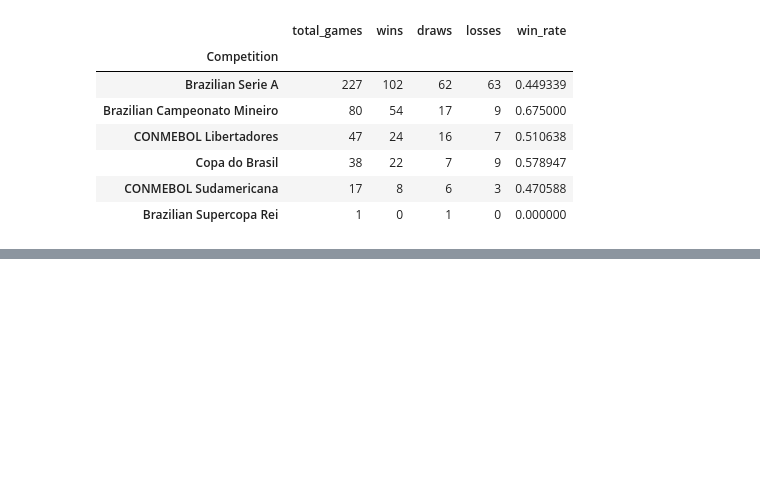
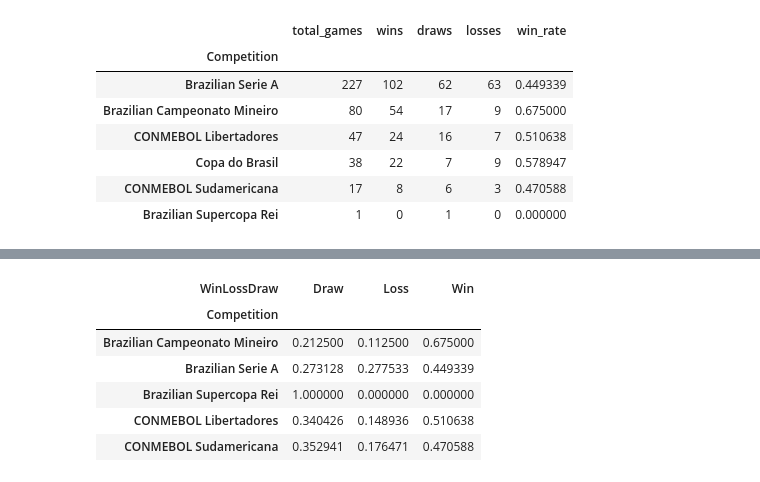
Before and after one commit to Frank-J1/atletico-mg-predictions, a Jupyter notebook: exploritory_analysis_and_cleaning.ipynb, the cells around one changed output, grey strips where cells are left out. Cells and saved outputs as stored; diff of their text form; code cells hidden in the pictures; blank space fills up the shorter version.

```diff
--- a/exploritory_analysis_and_cleaning.ipynb
+++ b/exploritory_analysis_and_cleaning.ipynb
@@ -182,0 +194,14 @@ comp_summary[['total_games', 'wins', 'draws', 'losses', 'win_rate']]
+# %%
+#Graph for wins, losses and draws
+comp_pct = (
+    df.groupby('Competition')['WinLossDraw'].value_counts(normalize=True).unstack().fillna(0))
+
+comp_pct.head()
+# %% [output]
+| WinLossDraw | Draw | Loss | Win |
+| Competition |  |  |  |
+| Brazilian Campeonato Mineiro | 0.212500 | 0.112500 | 0.675000 |
+| Brazilian Serie A | 0.273128 | 0.277533 | 0.449339 |
+| Brazilian Supercopa Rei | 1.000000 | 0.000000 | 0.000000 |
+| CONMEBOL Libertadores | 0.340426 | 0.148936 | 0.510638 |
+| CONMEBOL Sudamericana | 0.352941 | 0.176471 | 0.470588 |
```
Also changed, not shown: parts of 4 cells of this notebook.
